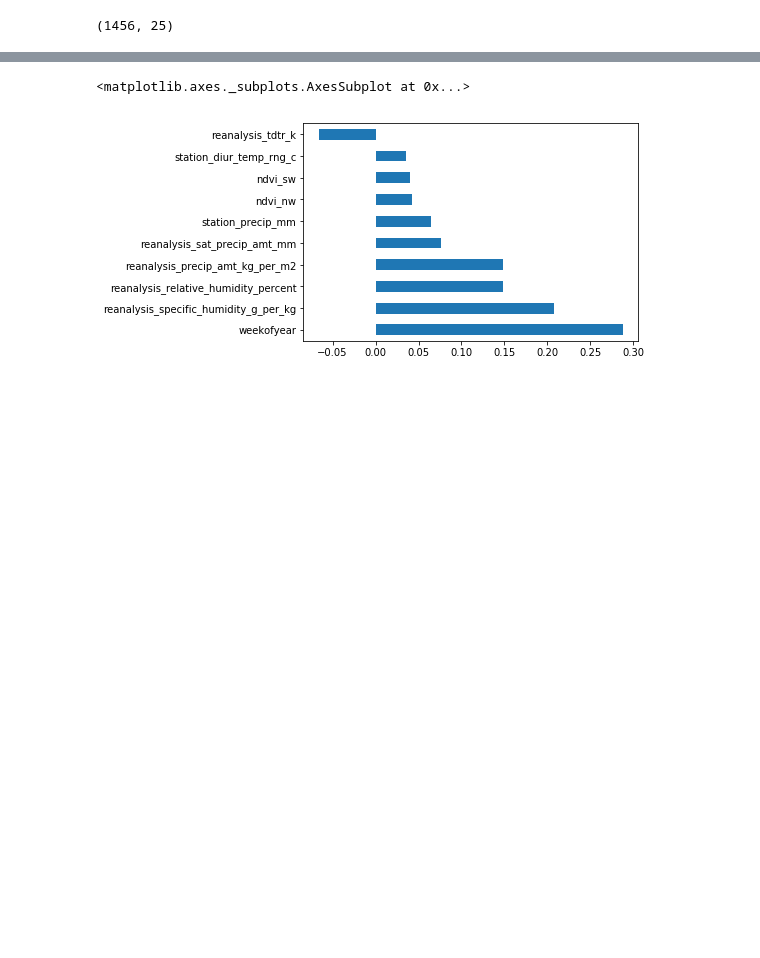
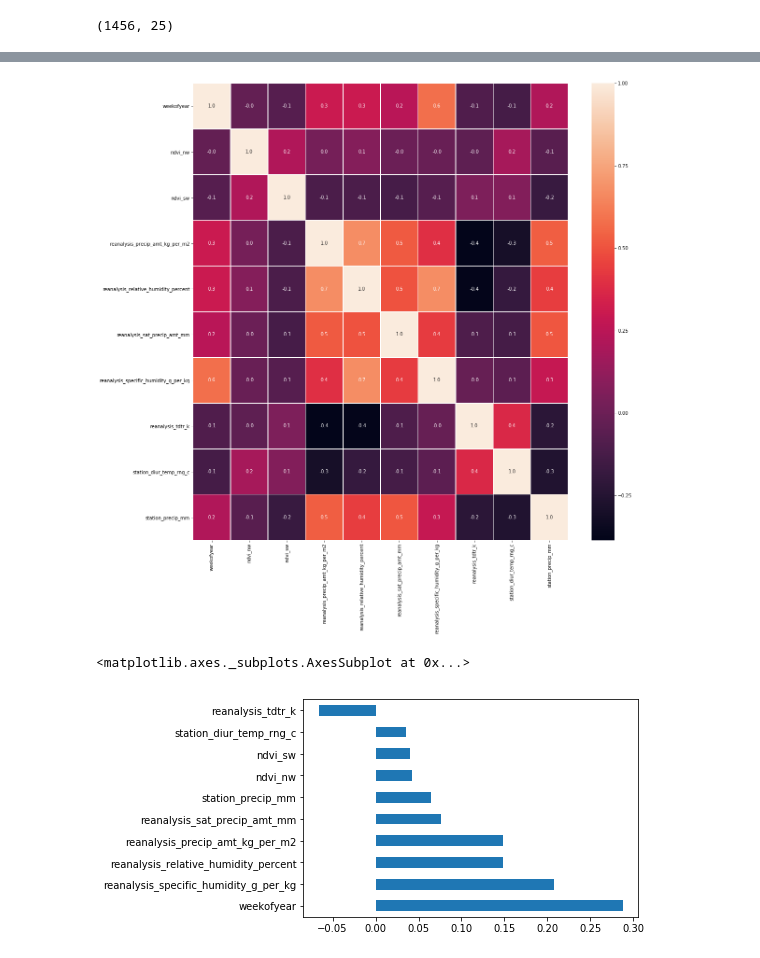
Before and after one commit to Dinuka77/DengAI, a Jupyter notebook: noNormalize_randforest.ipynb, the cells around one changed output, grey strips where cells are left out. Cells and saved outputs as stored; diff of their text form; code cells hidden in the pictures; blank space fills up the shorter version.

```diff
--- a/noNormalize_randforest.ipynb
+++ b/noNormalize_randforest.ipynb
@@ -102,7 +118,8 @@ X_iq.drop(['year','week_start_date'], axis=1, inplace=True)
 # %%
-# plotHeatMap(X_sj)
 drop_correlation(X_sj,L_sj,0.8)
-# plotHeatMap(X_sj)
+plotHeatMap(X_sj)
+# %% [output]
+[figure, added]
 # %%
 sj_correlations = pd.concat([X_sj, L_sj], axis=1).corr().total_cases.drop('total_cases')
 sj_correlations.sort_values(ascending=False).plot.barh()
```
Also changed, not shown: parts of 15 cells of this notebook, 17 other files.
